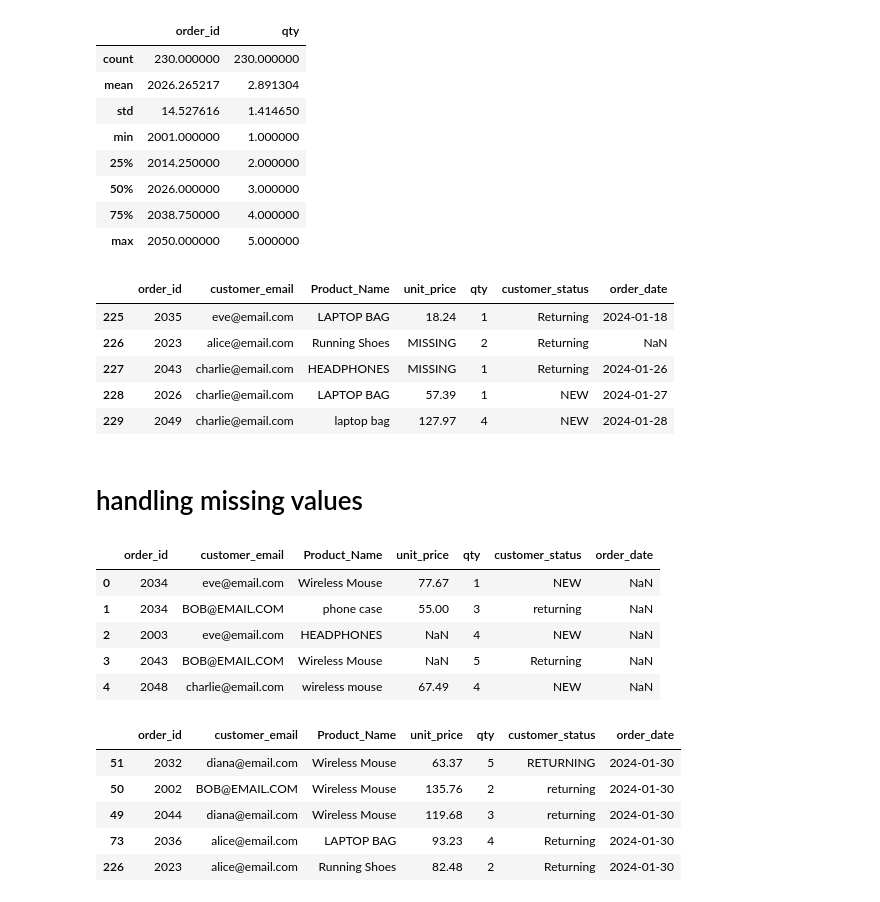
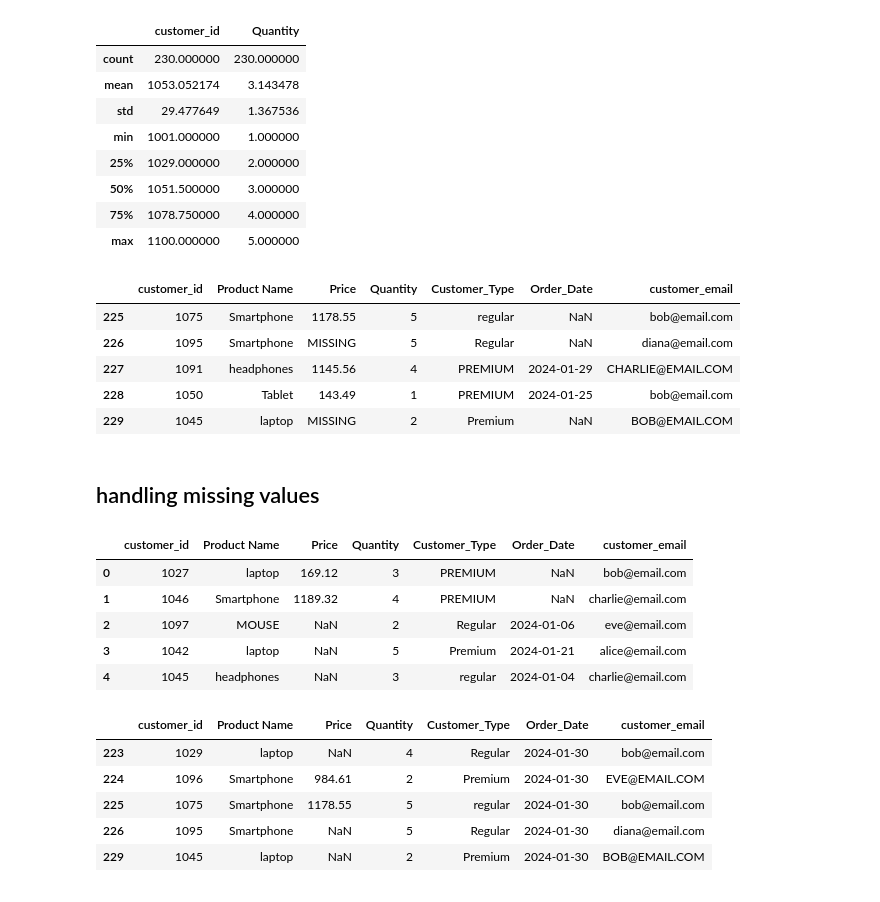
Before and after one commit to JavierWolvie/Data-Analytics, a Jupyter notebook: PYTHON/Order Data Cleaning Challenge.ipynb, the cells around one changed output. Saved outputs shown, nothing was run; the diff lists cells and outputs as text; code cells hidden in the pictures.

```diff
--- a/PYTHON/Order Data Cleaning Challenge.ipynb
+++ b/PYTHON/Order Data Cleaning Challenge.ipynb
@@ -4,7 +4,8 @@
 import pandas as pd
 import numpy as np
 # %%
-df= pd.read_csv("messy_order_assignment.csv")
+#loading dataset
+df= pd.read_csv("data_cleaning_in_python.csv")
 
 df.head()
 # %% [output]
@@ -38,57 +41,57 @@ memory usage: 12.7+ KB
 # %%
 df.describe()
 # %% [output]
-|  | order_id | qty |
+|  | customer_id | Quantity |
 | count | 230.000000 | 230.000000 |
-| mean | 2026.265217 | 2.891304 |
-| std | 14.527616 | 1.414650 |
-| min | 2001.000000 | 1.000000 |
-| 25% | 2014.250000 | 2.000000 |
-| 50% | 2026.000000 | 3.000000 |
-| 75% | 2038.750000 | 4.000000 |
-| max | 2050.000000 | 5.000000 |
+| mean | 1053.052174 | 3.143478 |
+| std | 29.477649 | 1.367536 |
+| min | 1001.000000 | 1.000000 |
+| 25% | 1029.000000 | 2.000000 |
+| 50% | 1051.500000 | 3.000000 |
+| 75% | 1078.750000 | 4.000000 |
+| max | 1100.000000 | 5.000000 |
 # %%
 df.tail()
 # %% [output]
-|  | order_id | customer_email | Product_Name | unit_price | qty | customer_status | order_date |
-| 225 | 2035 | eve@email.com | LAPTOP BAG | 18.24 | 1 | Returning | 2024-01-18 |
-| 226 | 2023 | alice@email.com | Running Shoes | MISSING | 2 | Returning | NaN |
-| 227 | 2043 | charlie@email.com | HEADPHONES | MISSING | 1 | Returning | 2024-01-26 |
-| 228 | 2026 | charlie@email.com | LAPTOP BAG | 57.39 | 1 | NEW | 2024-01-27 |
-| 229 | 2049 | charlie@email.com | laptop bag | 127.97 | 4 | NEW | 2024-01-28 |
+|  | customer_id | Product Name | Price | Quantity | Customer_Type | Order_Date | customer_email |
+| 225 | 1075 | Smartphone | 1178.55 | 5 | regular | NaN | bob@email.com |
+| 226 | 1095 | Smartphone | MISSING | 5 | Regular | NaN | diana@email.com |
+| 227 | 1091 | headphones | 1145.56 | 4 | PREMIUM | 2024-01-29 | CHARLIE@EMAIL.COM |
+| 228 | 1050 | Tablet | 143.49 | 1 | PREMIUM | 2024-01-25 | bob@email.com |
+| 229 | 1045 | laptop | MISSING | 2 | Premium | NaN | BOB@EMAIL.COM |
 # %% [markdown]
-# handling missing values
+## handling missing values
 # %%
 # Replace 'MISSING' and '' with np.nan
-df['unit_price'] = df['unit_price'].replace('MISSING', np.nan)
+df['Price'] = df['Price'].replace('MISSING', np.nan)
 
 df.head()
 # %% [output]
-|  | order_id | customer_email | Product_Name | unit_price | qty | customer_status | order_date |
-| 0 | 2034 | eve@email.com | Wireless Mouse | 77.67 | 1 | NEW | NaN |
-| 1 | 2034 | BOB@EMAIL.COM | phone case | 55.00 | 3 | returning | NaN |
-| 2 | 2003 | eve@email.com | HEADPHONES | NaN | 4 | NEW | NaN |
-| 3 | 2043 | BOB@EMAIL.COM | Wireless Mouse | NaN | 5 | Returning | NaN |
-| 4 | 2048 | charlie@email.com | wireless mouse | 67.49 | 4 | NEW | NaN |
+|  | customer_id | Product Name | Price | Quantity | Customer_Type | Order_Date | customer_email |
+| 0 | 1027 | laptop | 169.12 | 3 | PREMIUM | NaN | bob@email.com |
+| 1 | 1046 | Smartphone | 1189.32 | 4 | PREMIUM | NaN | charlie@email.com |
+| 2 | 1097 | MOUSE | NaN | 2 | Regular | 2024-01-06 | eve@email.com |
+| 3 | 1042 | laptop | NaN | 5 | Premium | 2024-01-21 | alice@email.com |
+| 4 | 1045 | headphones | NaN | 3 | regular | 2024-01-04 | charlie@email.com |
 # %%
- # Fill missing dates using ffill  and  bfill
+# Fill missing dates using ffill  and  bfill
 #making sure the date column is in datetime format
-df['order_date'] = pd.to_datetime(df['order_date'], errors='coerce')
+df['Order_Date'] = pd.to_datetime(df['Order_Date'], errors='coerce')
 
 
 # Sort by date (important before filling)
-df = df.sort_values('order_date')
+df = df.sort_values('Order_Date')
 
-df['order_date'] = pd.to_datetime(df['order_date'], format='%Y-%m-%d', errors='coerce')
+df['Order_Date'] = pd.to_datetime(df['Order_Date'], format='%Y-%m-%d', errors='coerce')
 # Fill missing values using forward fill and backward fill
-df['order_date'] = df['order_date'].ffill().bfill()
+df['Order_Date'] = df['Order_Date'].ffill().bfill()
 
 df.head()
 df.tail()
 # %% [output]
-|  | order_id | customer_email | Product_Name | unit_price | qty | customer_status | order_date |
-| 51 | 2032 | diana@email.com | Wireless Mouse | 63.37 | 5 | RETURNING | 2024-01-30 |
-| 50 | 2002 | BOB@EMAIL.COM | Wireless Mouse | 135.76 | 2 | returning | 2024-01-30 |
-| 49 | 2044 | diana@email.com | Wireless Mouse | 119.68 | 3 | returning | 2024-01-30 |
-| 73 | 2036 | alice@email.com | LAPTOP BAG | 93.23 | 4 | Returning | 2024-01-30 |
-| 226 | 2023 | alice@email.com | Running Shoes | 82.48 | 2 | Returning | 2024-01-30 |
+|  | customer_id | Product Name | Price | Quantity | Customer_Type | Order_Date | customer_email |
+| 223 | 1029 | laptop | NaN | 4 | Regular | 2024-01-30 | bob@email.com |
+| 224 | 1096 | Smartphone | 984.61 | 2 | Premium | 2024-01-30 | EVE@EMAIL.COM |
+| 225 | 1075 | Smartphone | 1178.55 | 5 | regular | 2024-01-30 | bob@email.com |
+| 226 | 1095 | Smartphone | NaN | 5 | Regular | 2024-01-30 | diana@email.com |
+| 229 | 1045 | laptop | NaN | 2 | Premium | 2024-01-30 | BOB@EMAIL.COM |
```
Also changed, not shown: parts of 17 cells of this notebook.
